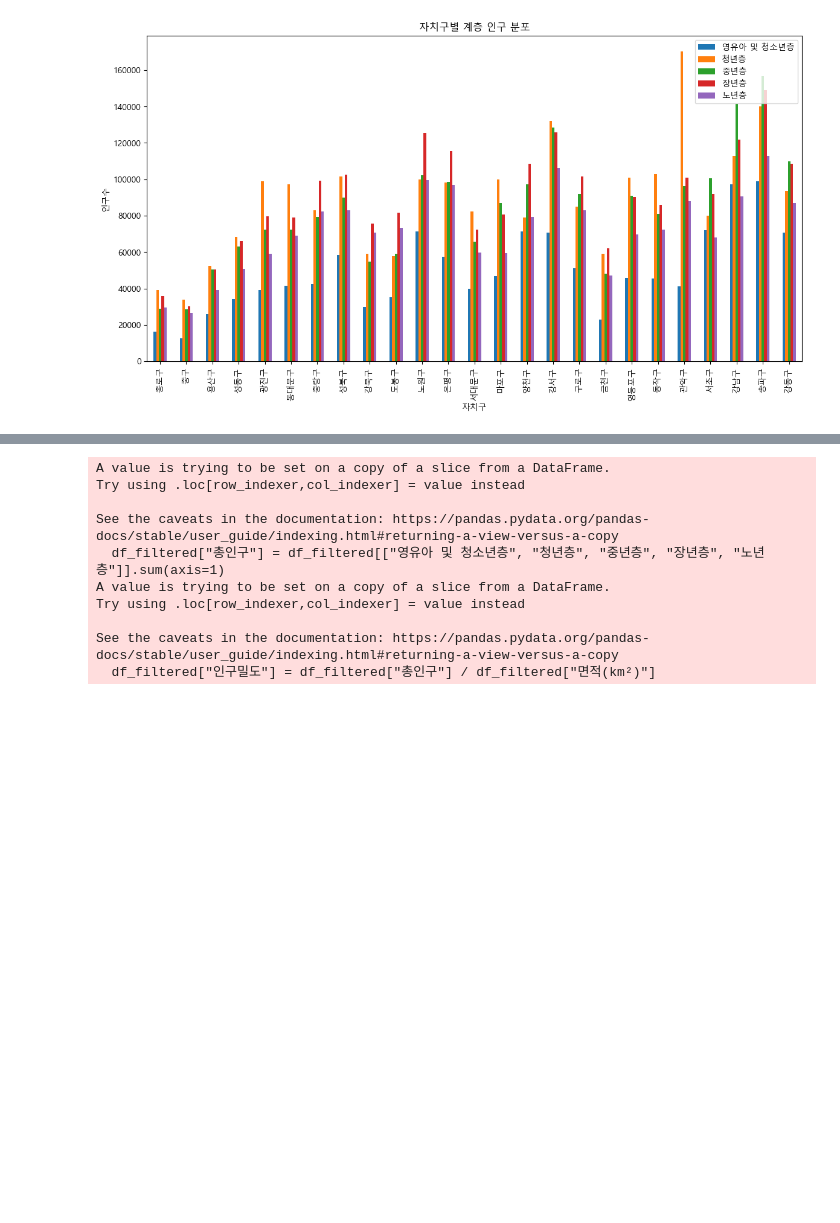
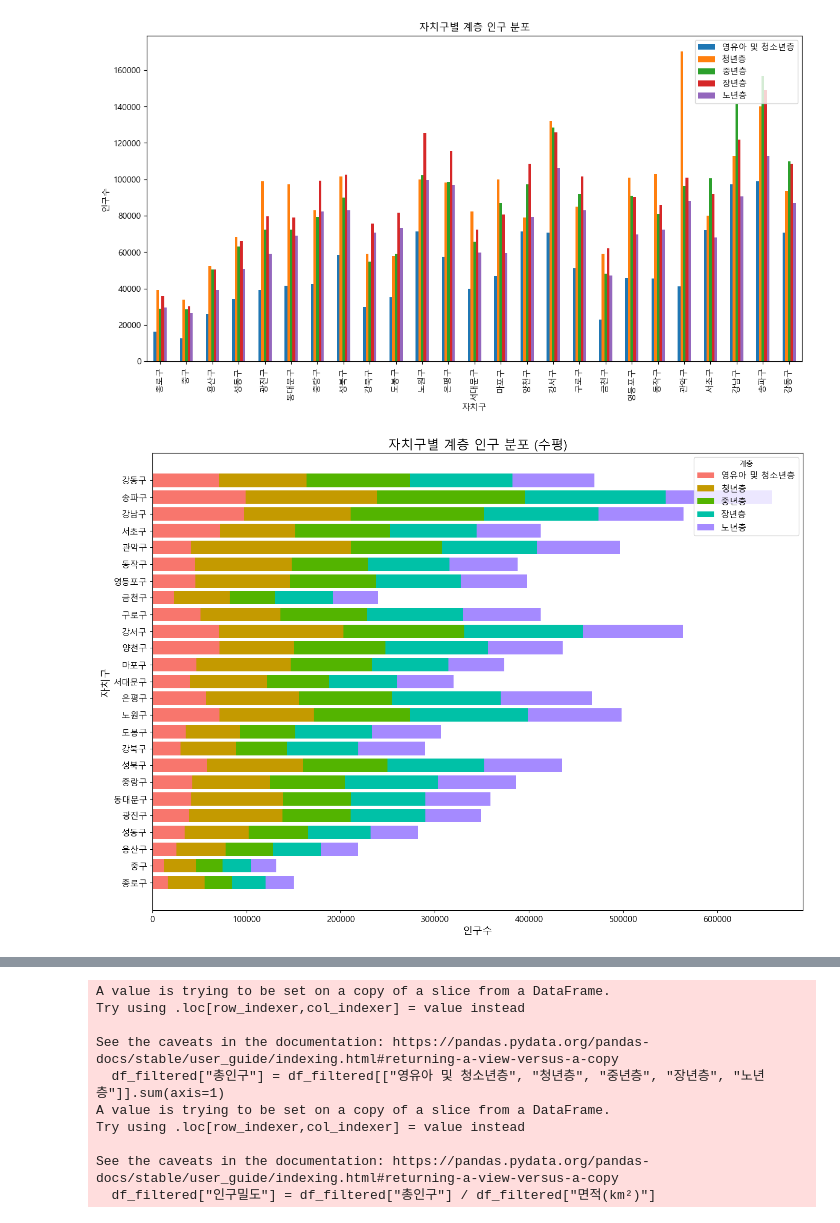
Before and after one commit to lunnyz3/BDP-FINAL-24-, a Jupyter notebook: 전처리/인구밀도/people.ipynb, the cells around one changed output, grey strips where cells are left out. Saved outputs shown, nothing was run; the diff lists cells and outputs as text; code cells hidden in the pictures; blank space fills up the shorter version.

```diff
--- a/전처리/인구밀도/people.ipynb
+++ b/전처리/인구밀도/people.ipynb
@@ -94,3 +94,52 @@ Data columns (total 7 columns):
 21  관악구       41021  170380   96261  100792   88015    29.57
 17  구로구       51246   85102   91794  101454   82845    20.12
 [figure]
+# %%
+import pandas as pd
+import matplotlib.pyplot as plt
+
+# 한국어 폰트 설정
+plt.rcParams["font.family"] = "Malgun Gothic"  # 맑은 고딕
+plt.rcParams["axes.unicode_minus"] = False    # 마이너스 기호 문제 방지
+
+# CSV 파일 읽기
+# file_path = 'C:/Users/USER/Desktop/people.csv'
+# df = pd.read_csv(file_path, encoding="euc-kr")
+
+# "합계" 행 제거
+df_filtered = df[df["지역"] != "합계"]
+
+# Pubr 색상 팔레트
+# pubr_colors = ["#F8766D", "#C49A00", "#53B400", "#00C1A7", "#A58AFF"]
+# 색상 간소화 (단순한 색상)
+simple_colors = ["#A6CEE3", "#1F78B4", "#B2DF8A", "#33A02C", "#FB9A99"]
+
+# 시각화 - 지역별 계층 인구 분포 (수평 쌓은 막대그래프)
+fig, ax = plt.subplots(figsize=(14, 10))
+
+# 데이터 쌓기용 설정
+categories = ["영유아 및 청소년층", "청년층", "중년층", "장년층", "노년층"]
+bottom = None
+
+for idx, category in enumerate(categories):
+    ax.barh(
+        df_filtered["지역"],
+        df_filtered[category],
+        label=category,
+        color=pubr_colors[idx],
+        left=bottom,  # 쌓는 위치 설정
+    )
+    bottom = (df_filtered[category] if bottom is None else bottom + df_filtered[category])
+
+# 제목 및 레이블
+plt.title("자치구별 계층 인구 분포 (수평)", fontsize=18)
+plt.xlabel("인구수", fontsize=14)
+plt.ylabel("자치구", fontsize=14)
+plt.xticks(fontsize=12)
+plt.yticks(fontsize=12)
+plt.legend(title="계층", loc="upper right", fontsize=12)
+plt.tight_layout()
+
+plt.show()
+# %% [output]
+[figure, added]
```
Also changed, not shown: parts of 6 cells of this notebook.
